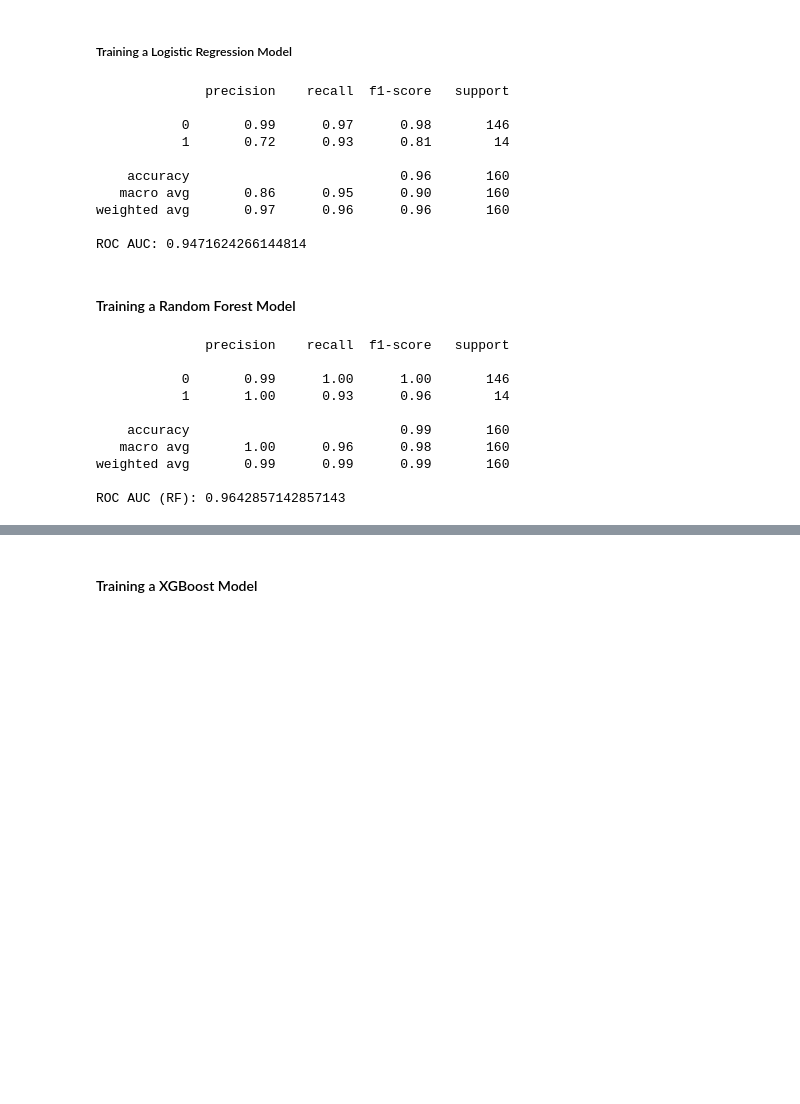
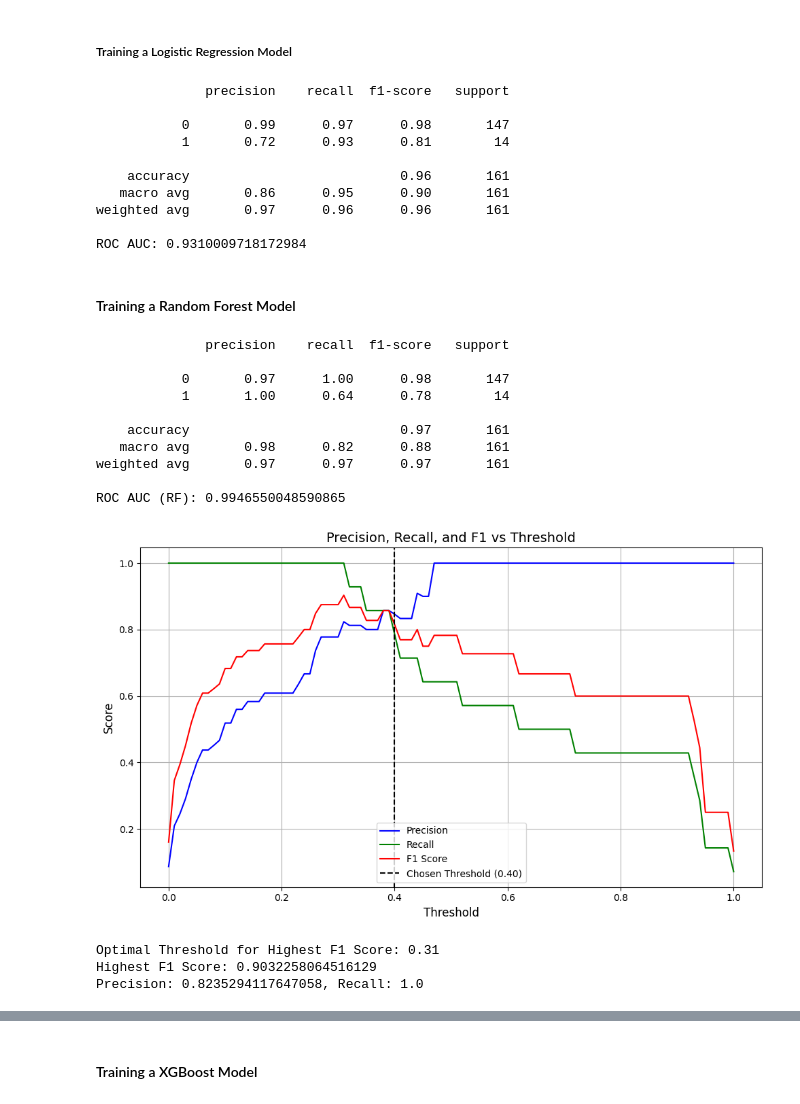
Before and after one commit to andresfigueroa282/Pokemon-Legendary-Classifier, a Jupyter notebook: Pokemon Portfolio Project/Pokemon Portfolio Project.ipynb, the cells around one changed output, grey strips where cells are left out. Saved outputs shown, nothing was run; the diff lists cells and outputs as text; code cells hidden in the pictures; blank space fills up the shorter version.

Commit message:
Fixed Data Leakage, Hypertuned RF and XGBoost, Deleted Visuals, Will Clean Markdown for presentability, I am about done.

```diff
--- a/Pokemon Portfolio Project/Pokemon Portfolio Project.ipynb
+++ b/Pokemon Portfolio Project/Pokemon Portfolio Project.ipynb
@@ -169,7 +172,11 @@ I saw that 'capture_rate' wasn't a numerical value, but rather a string. So, I c
 # %% [markdown]
 #### Dropping Features
 # %%
-to_drop = ['abilities', 'name', 'percentage_male', 'pokedex_number', 'generation', 'type1', 'type2', 'japanese_name', 'base_egg_steps', 'classfication', 'height_m', 'weight_kg'] # Some features that I think are irrelevant to the problem
+to_drop = ['abilities', 'name', 'percentage_male', 'pokedex_number',
+           'generation', 'type1', 'type2', 'japanese_name', 'base_egg_steps',
+           'classfication', 'height_m', 'weight_kg',
+           'base_total', 'capture_rate' # Maybe causing data leakage
+           ] # Some features that I think are irrelevant to the problem
 df = df.drop(columns = to_drop, errors = 'ignore')
 
 to_keep = []
@@ -256,40 +262,80 @@ X_train_smote, y_train_smote = smote.fit_resample(X_train_scaled, y_train)
 # %% [markdown]
 ##### Training a Logistic Regression Model
 # %%
-lr = LogisticRegression(max_iter=1000)
+lr = LogisticRegression(max_iter = 1000)
 lr.fit(X_train_smote, y_train_smote)
 y_pred = lr.predict(X_test_scaled)
+y_proba = lr.predict_proba(X_test_scaled)[:, 1]
 
 print(classification_report(y_test, y_pred))
-print("ROC AUC:", roc_auc_score(y_test, y_pred))
+print("ROC AUC:", roc_auc_score(y_test, y_proba))
 # %% [output]
               precision    recall  f1-score   support
 
-           0       0.99      0.97      0.98       146
+           0       0.99      0.97      0.98       147
            1       0.72      0.93      0.81        14
 
-    accuracy                           0.96       160
-   macro avg       0.86      0.95      0.90       160
-weighted avg       0.97      0.96      0.96       160
+    accuracy                           0.96       161
+   macro avg       0.86      0.95      0.90       161
+weighted avg       0.97      0.96      0.96       161
 
-ROC AUC: 0.9471624266144814
+ROC AUC: 0.9310009718172984
 # %% [markdown]
 #### Training a Random Forest Model
 # %%
-rf = RandomForestClassifier(random_state=42, class_weight='balanced')
+rf = RandomForestClassifier(random_state = 1234)
 rf.fit(X_train_smote, y_train_smote)
 y_pred_rf = rf.predict(X_test_scaled)
+y_proba_rf = rf.predict_proba(X_test_scaled)[:, 1]
 
 print(classification_report(y_test, y_pred_rf))
-print("ROC AUC (RF):", roc_auc_score(y_test, y_pred_rf))
+print("ROC AUC (RF):", roc_auc_score(y_test, y_proba_rf))
 # %% [output]
               precision    recall  f1-score   support
 
-           0       0.99      1.00      1.00       146
-           1       1.00      0.93      0.96        14
+           0       0.97      1.00      0.98       147
+           1       1.00      0.64      0.78        14
 
-    accuracy                           0.99       160
-   macro avg       1.00      0.96      0.98       160
-weighted avg       0.99      0.99      0.99       160
+    accuracy                           0.97       161
+   macro avg       0.98      0.82      0.88       161
+weighted avg       0.97      0.97      0.97       161
 
-ROC AUC (RF): 0.9642857142857143
+ROC AUC (RF): 0.9946550048590865
+# %%
+thresholds = np.arange(0.0, 1.01, 0.01)
+precision_scores = []
+recall_scores = []
+f1_scores = []
+
+for t in thresholds:
+    y_pred_thresh = (y_proba_rf >= t).astype(int)
+    precision_scores.append(precision_score(y_test, y_pred_thresh))
+    recall_scores.append(recall_score(y_test, y_pred_thresh))
+    f1_scores.append(f1_score(y_test, y_pred_thresh))
+
+plt.figure(figsize=(10, 6))
+plt.plot(thresholds, precision_scores, label='Precision', color='blue')
+plt.plot(thresholds, recall_scores, label='Recall', color='green')
+plt.plot(thresholds, f1_scores, label='F1 Score', color='red')
+plt.axvline(x = 0.40, color='black', linestyle='--', label='Chosen Threshold (0.40)')
+plt.title("Precision, Recall, and F1 vs Threshold", fontsize=14)
+plt.xlabel("Threshold", fontsize = 12)
+plt.ylabel("Score", fontsize = 12)
+plt.legend()
+plt.grid(True)
+plt.tight_layout()
+plt.show()
+# %% [output]
+[figure, added]
+# %%
+best_idx = np.argmax(f1_scores)
+best_threshold = thresholds[best_idx]
+best_f1 = f1_scores[best_idx]
+
+print(f"Optimal Threshold for Highest F1 Score: {best_threshold}")
+print(f"Highest F1 Score: {best_f1}")
+print(f"Precision: {precision_scores[best_idx]}, Recall: {recall_scores[best_idx]}")
+# %% [output]
+Optimal Threshold for Highest F1 Score: 0.31
+Highest F1 Score: 0.9032258064516129
+Precision: 0.8235294117647058, Recall: 1.0
```
Also changed, not shown: parts of 19 cells of this notebook.
